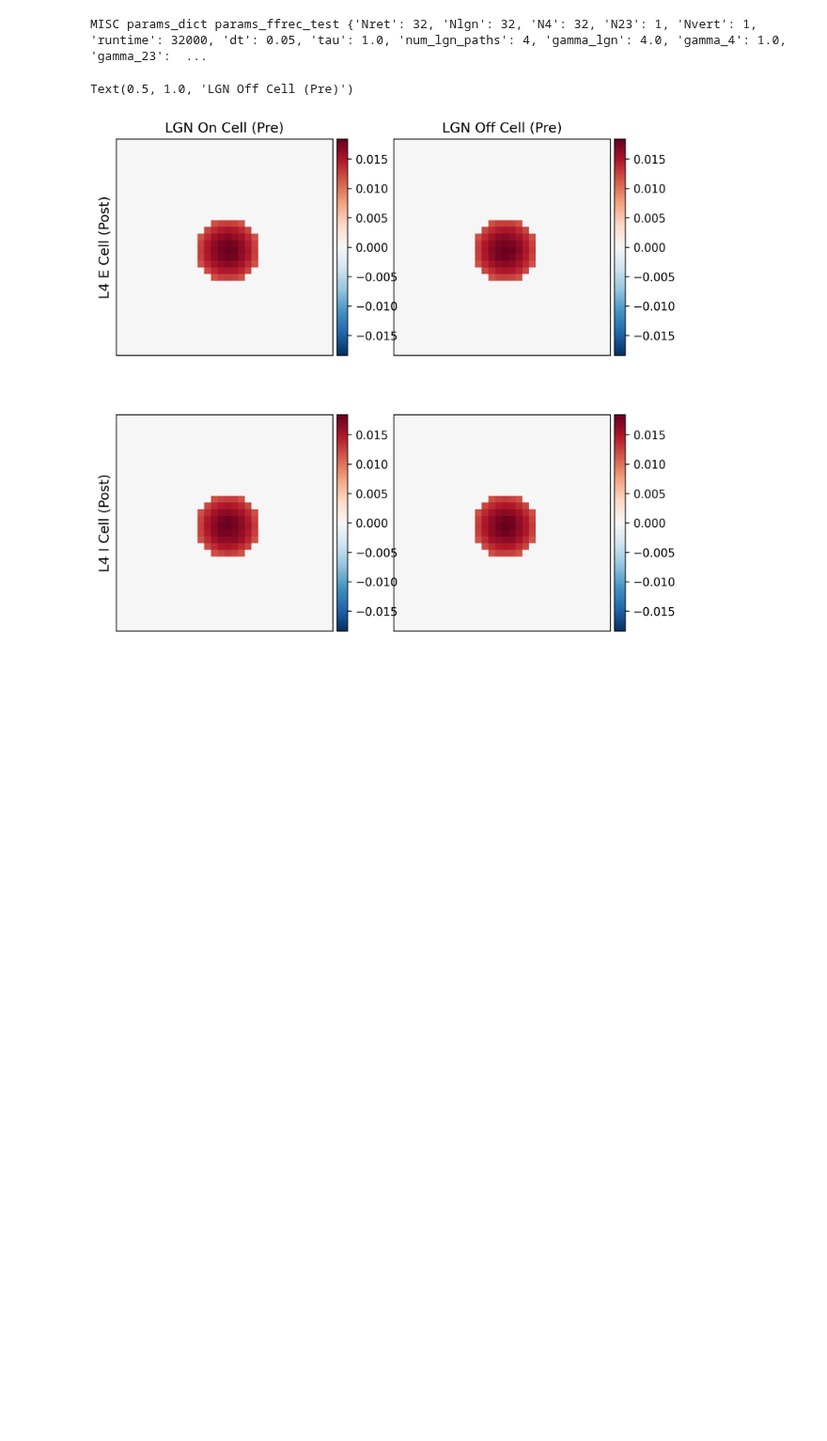
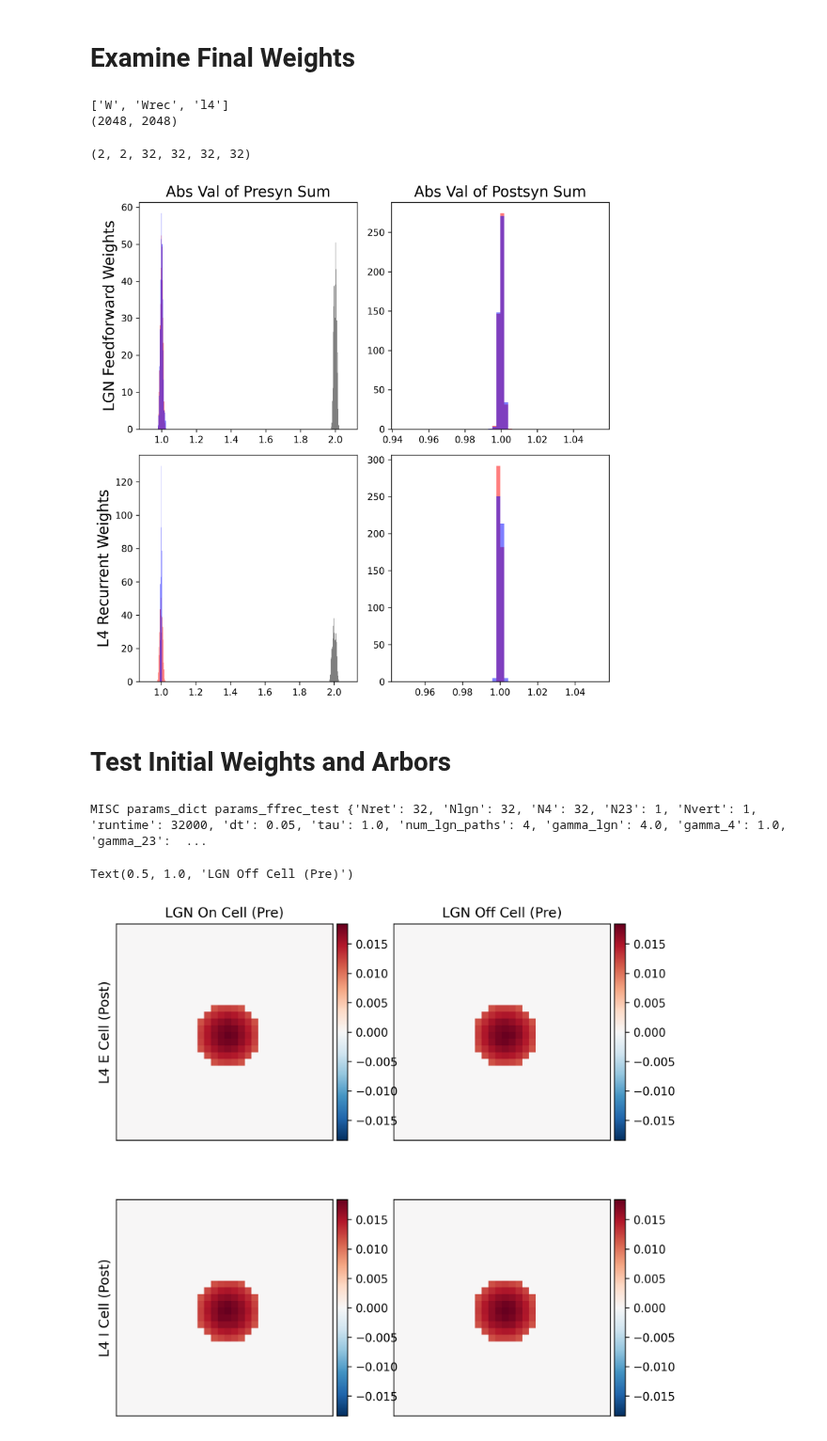
Before and after one commit to AddingAddict/OrientationSSB, a Jupyter notebook: notebooks/tuan_full_plastic_dev_ori_sel_RF.ipynb, the cells around one changed output. Shown at 94% size. Cells and saved outputs as stored; diff of their text form; code cells hidden in the pictures; blank space fills up the shorter version.

Commit message:
fix loading recurrent weights

```diff
--- a/notebooks/tuan_full_plastic_dev_ori_sel_RF.ipynb
+++ b/notebooks/tuan_full_plastic_dev_ori_sel_RF.ipynb
@@ -144,3 +136,59 @@ ValueError: The 'color' keyword argument must have one color per dataset, but 10
+# %% [markdown]
+# Examine Final Weights
+# %%
+with np.load('./../dev_ori_sel_RF/data/ffrec/'+config_name+'/v0/y_v0.npz') as data:
+    print(list(data.keys()))
+    print(data['Wrec'].shape)
+    Wlgnto4 = data['W'].reshape(-1,N4**2,Nlgn**2).reshape(N4pop,Nlgnpop,N4,N4,Nlgn,Nlgn)
+    W4to4 = data['Wrec'].reshape(N4pop,N4,N4,N4pop,N4,N4).transpose((0,3,1,2,4,5))
+# %% [output]
+['W', 'Wrec', 'l4']
+(2048, 2048)
+# %%
+print(Wlgnto4.shape)
+Wlgnto4.reshape(N4pop,Nlgnpop,N4*N4,Nlgn*Nlgn)
+
+fig,axs = plt.subplots(2,2,figsize=(8,8),dpi=300)
+fig.subplots_adjust(hspace=.2, wspace=.2)
+
+Wpresum = Wlgnto4.reshape(N4pop,Nlgnpop,N4**2,Nlgn**2).sum((3))
+Wpstsum = Wlgnto4.reshape(N4pop,Nlgnpop,N4**2,Nlgn**2).sum((2))
+for i in range(2):
+    axs[0,0].hist(Wpresum[0,i],
+                  bins=np.linspace(np.min(Wpresum[0,i])-0.05,np.max(Wpresum[0,i])+0.05,51),
+                  density=True,color=['r','b'][i],alpha=0.5)
+    axs[0,1].hist(Wpstsum[0,i],
+                  bins=np.linspace(np.min(Wpstsum)-0.05,np.max(Wpstsum)+0.05,51),
+                  density=True,color=['r','b'][i],alpha=0.5)
+axs[0,0].hist(Wpresum[0].sum(0),
+              bins=np.linspace(np.min(Wpresum[0].sum(0))-0.05,np.max(Wpresum[0].sum(0))+0.05,51),
+              density=True,color='k',alpha=0.5)
+
+Wpresum = np.abs(W4to4.reshape(N4pop,N4pop,N4**2,N4**2).sum((3)))
+Wpstsum = np.abs(W4to4.reshape(N4pop,N4pop,N4**2,N4**2).sum((2)))
+for i in range(2):
+    axs[1,0].hist(Wpresum[0,i],
+                  bins=np.linspace(np.min(Wpresum[0,i])-0.05,np.max(Wpresum[0,i])+0.05,51),
+                  density=True,color=['r','b'][i],alpha=0.5)
+    axs[1,1].hist(Wpstsum[0,i],
+                  bins=np.linspace(np.min(Wpstsum)-0.05,np.max(Wpstsum)+0.05,51),
+                  density=True,color=['r','b'][i],alpha=0.5)
+axs[1,0].hist(Wpresum[0].sum(0),
+              bins=np.linspace(np.min(Wpresum[0].sum(0))-0.05,np.max(Wpresum[0].sum(0))+0.05,51),
+              density=True,color='k',alpha=0.5)
+
+axs[0,0].set_ylabel('LGN Feedforward Weights',fontsize=16)
+axs[1,0].set_ylabel('L4 Recurrent Weights',fontsize=16)
+axs[0,0].set_title('Abs Val of Presyn Sum',fontsize=16)
+axs[0,1].set_title('Abs Val of Postsyn Sum',fontsize=16)
+
+# fig.suptitle(r'Sum of Incoming and Outgoing Connections')
+fig.tight_layout()
+# %% [output]
+(2, 2, 32, 32, 32, 32)
+[figure, added]
+# %% [markdown]
+# Test Initial Weights and Arbors
 # %%
 reload(misc)
 
```
Also changed, not shown: parts of 14 cells of this notebook, 3 other files.
